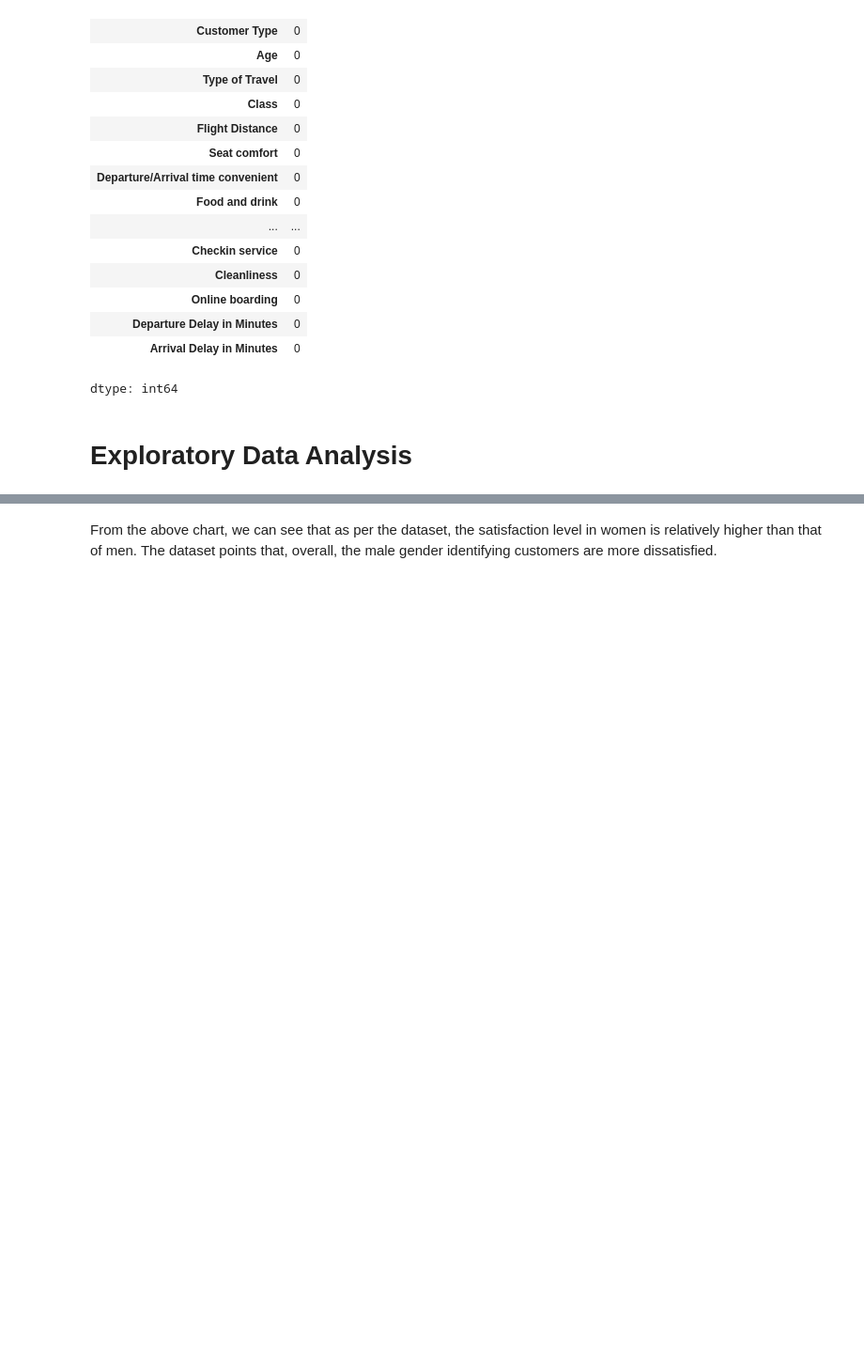
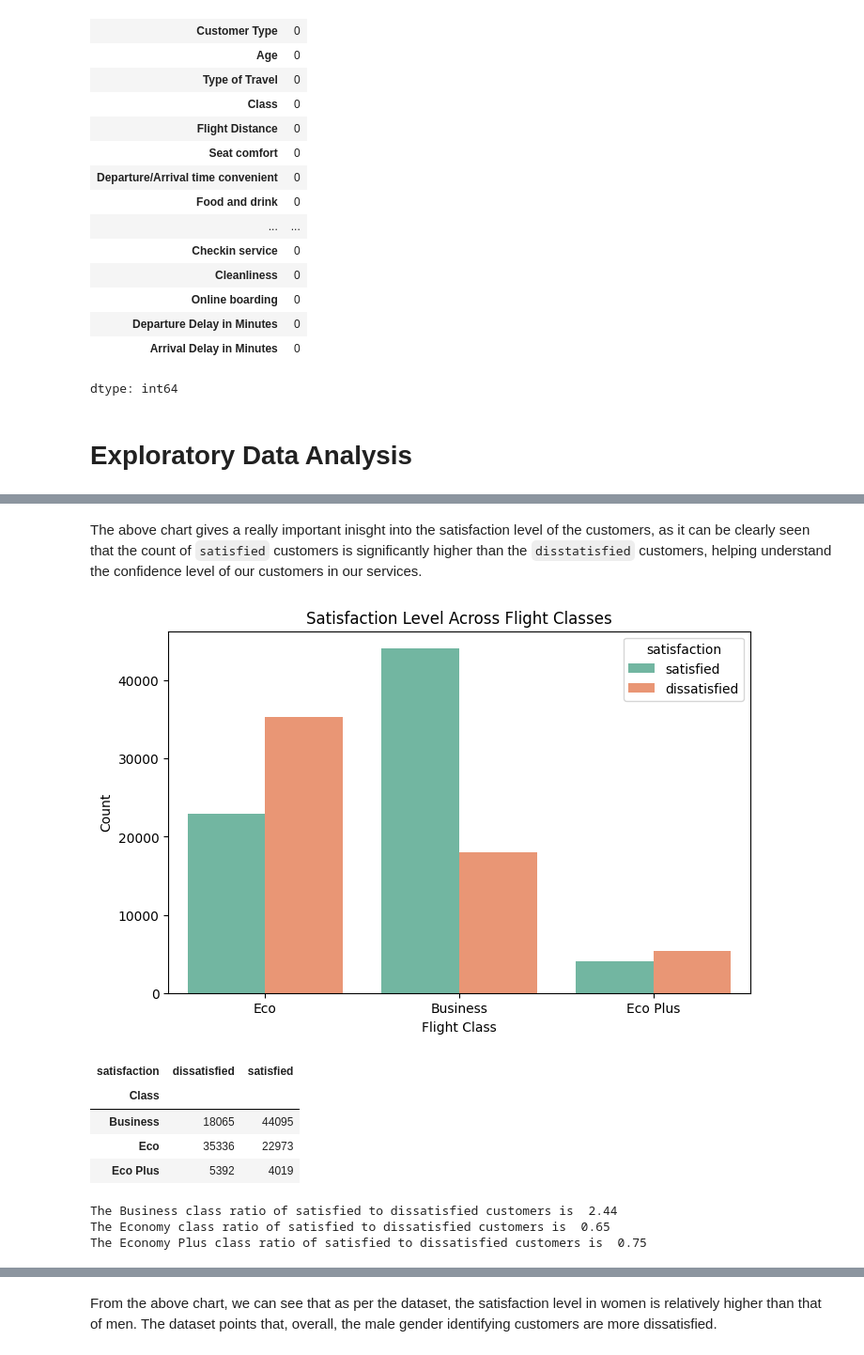
Before and after one commit to AnandSaumya/Airlines-Customer-Satisfaction, a Jupyter notebook: Airlines_Customer_Satisfaction.ipynb, the cells around one changed output, grey strips where cells are left out. Shown: that part at 94% size. Saved outputs shown, nothing was run; the diff lists cells and outputs as text; code cells hidden in the pictures; blank space fills up the shorter version.

```diff
--- a/Airlines_Customer_Satisfaction.ipynb
+++ b/Airlines_Customer_Satisfaction.ipynb
@@ -129,0 +142,38 @@ dtype: int64
+# %% [markdown]
+The above chart gives a really important inisght into the satisfaction level of the customers, as it can be clearly seen that the count of `satisfied` customers is significantly higher than the `disstatisfied` customers, helping understand the confidence level of our customers in our services.
+# %%
+# Flight Class v/s Satisfaction
+plt.figure(figsize=(8, 5))
+sns.countplot(x='Class', hue='satisfaction', data=df, palette='Set2')
+plt.title('Satisfaction Level Across Flight Classes')
+plt.xlabel('Flight Class')
+plt.ylabel('Count')
+plt.show()
+
+# Numerical values
+class_satisfaction_counts = df.groupby(['Class', 'satisfaction']).size().unstack(fill_value=0)
+class_satisfaction_counts
+# %% [output]
+[figure, added]
+| satisfaction | dissatisfied | satisfied |
+| Class |  |  |
+| Business | 18065 | 44095 |
+| Eco | 35336 | 22973 |
+| Eco Plus | 5392 | 4019 |
+# %%
+# Calculate the ratio of satisfied to dissatisfied customers for each class
+class_satisfaction_ratios = class_satisfaction_counts['satisfied'] / class_satisfaction_counts['dissatisfied']
+
+# Print the ratios
+business_ratio=np.round(class_satisfaction_ratios.loc['Business'],2)
+print("The Business class ratio of satisfied to dissatisfied customers is ",business_ratio)
+
+eco_ratio=np.round(class_satisfaction_ratios.loc['Eco'],2)
+print("The Economy class ratio of satisfied to dissatisfied customers is ",eco_ratio)
+
+eco_plus_ratio=np.round(class_satisfaction_ratios.loc['Eco Plus'],2)
+print("The Economy Plus class ratio of satisfied to dissatisfied customers is ",eco_plus_ratio)
+# %% [output]
+The Business class ratio of satisfied to dissatisfied customers is  2.44
+The Economy class ratio of satisfied to dissatisfied customers is  0.65
+The Economy Plus class ratio of satisfied to dissatisfied customers is  0.75
```
Also changed, not shown: parts of 4 cells of this notebook.
